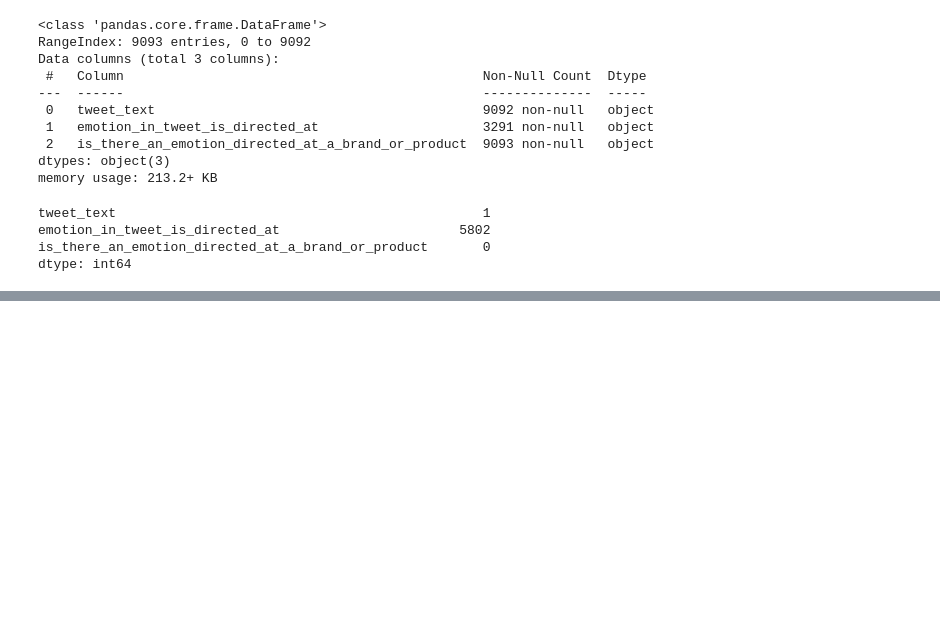
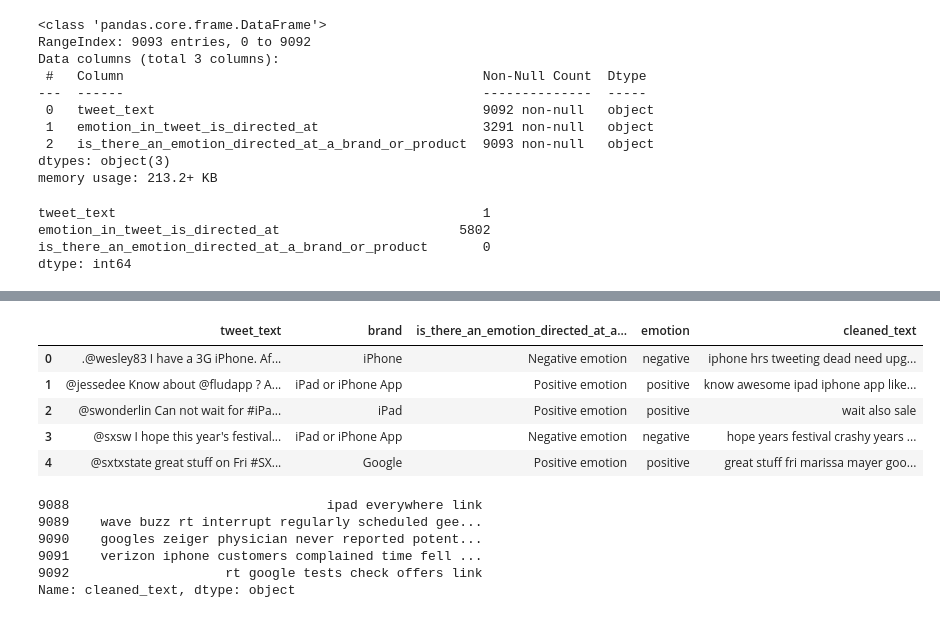
Before and after one commit to lorenaterah/Sentiment-Analysis-NLP, a Jupyter notebook: Notebooks/lorena.ipynb, the cells around one changed output, grey strips where cells are left out. Drawn from its saved outputs; the diff is of its cells as text; code cells hidden in the pictures; blank space fills up the shorter version.

```diff
--- a/Notebooks/lorena.ipynb
+++ b/Notebooks/lorena.ipynb
@@ -41,0 +219,20 @@ dtype: int64
+# %%
+#removing punctuation-
+df['cleaned_text'] = df['cleaned_text'].str.replace(r'[^A-Za-z\s]', '', regex=True)
+df.head()
+# %% [output]
+|  | tweet_text | brand | is_there_an_emotion_directed_at_a... | emotion | cleaned_text |
+| 0 | .@wesley83 I have a 3G iPhone. Af... | iPhone | Negative emotion | negative | iphone hrs tweeting dead need upg... |
+| 1 | @jessedee Know about @fludapp ? A... | iPad or iPhone App | Positive emotion | positive | know awesome ipad iphone app like... |
+| 2 | @swonderlin Can not wait for #iPa... | iPad | Positive emotion | positive | wait also sale |
+| 3 | @sxsw I hope this year's festival... | iPad or iPhone App | Negative emotion | negative | hope years festival crashy years ... |
+| 4 | @sxtxstate great stuff on Fri #SX... | Google | Positive emotion | positive | great stuff fri marissa mayer goo... |
+# %%
+df['cleaned_text'].tail()
+# %% [output]
+9088                                 ipad everywhere link
+9089    wave buzz rt interrupt regularly scheduled gee...
+9090    googles zeiger physician never reported potent...
+9091    verizon iphone customers complained time fell ...
+9092                    rt google tests check offers link
+Name: cleaned_text, dtype: object
```
Also changed, not shown: parts of 32 cells of this notebook, 1 other file.
